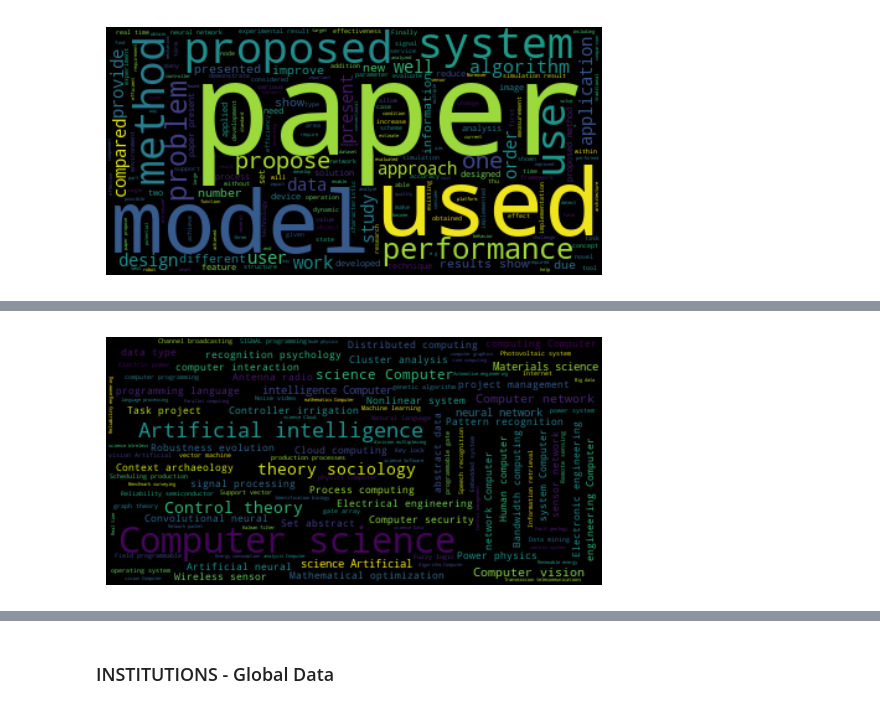
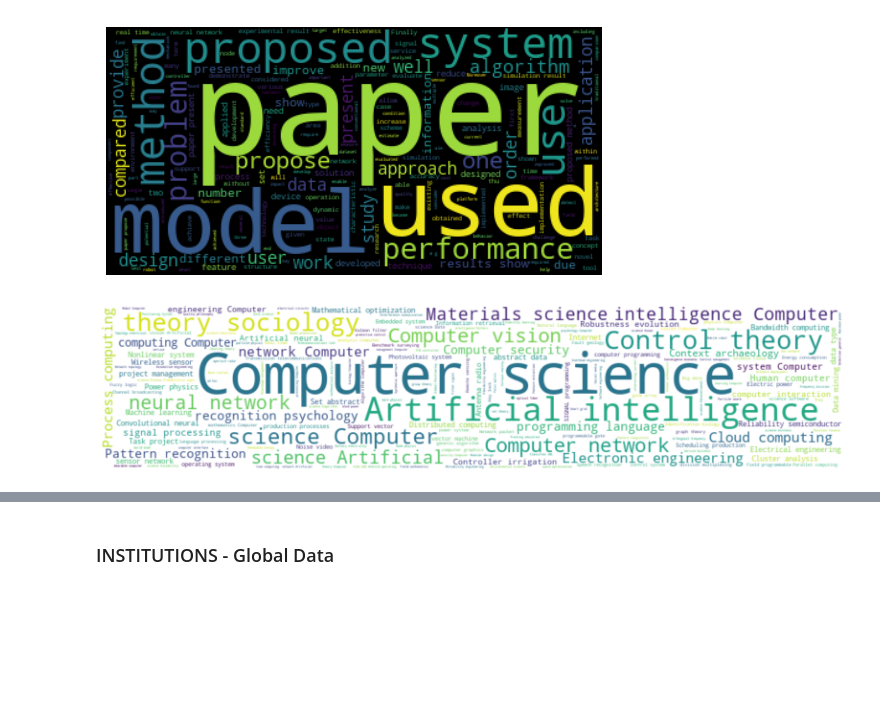
Before and after one commit to gtmdotme/citation_prediction, a Jupyter notebook: data-eda-gtm.ipynb, the cells around one changed output, grey strips where cells are left out. Saved outputs shown, nothing was run; the diff lists cells and outputs as text; code cells hidden in the pictures; blank space fills up the shorter version.

```diff
--- a/data-eda-gtm.ipynb
+++ b/data-eda-gtm.ipynb
@@ -245,12 +257,19 @@ Wall time: 36.3 s
 (-0.5, 399.5, 199.5, -0.5)
 [figure]
 # %%
+%%time
 # 1.6. word cloud of concepts
+
 
 text = ' '.join(flatten(works['concepts'].map(firsts).map(
     lambda x: concepts.loc[x, 'display_name']).tolist()))
 
-wordcloud = WordCloud(stopwords=stopwords, max_words=1000).generate(text)
+wordcloud = WordCloud(stopwords=stopwords, max_words=1000, width=900, height=200, background_color='white').generate(text)
+
+plt.figure(figsize=(20,10))
 plt.imshow(wordcloud, interpolation='bilinear')
 plt.axis("off")
+plt.savefig('concepts-wordcloud.png', dpi=750, bbox_inches='tight')
+plt.show()
 # %% [output]
+[figure, new version]
@@ -258,4 +278,3 @@ plt.axis("off")
-[figure, old version]
 # %%
 concepts.head()
 # %% [output]
```
Also changed, not shown: parts of 9 cells of this notebook, 3 other files.
